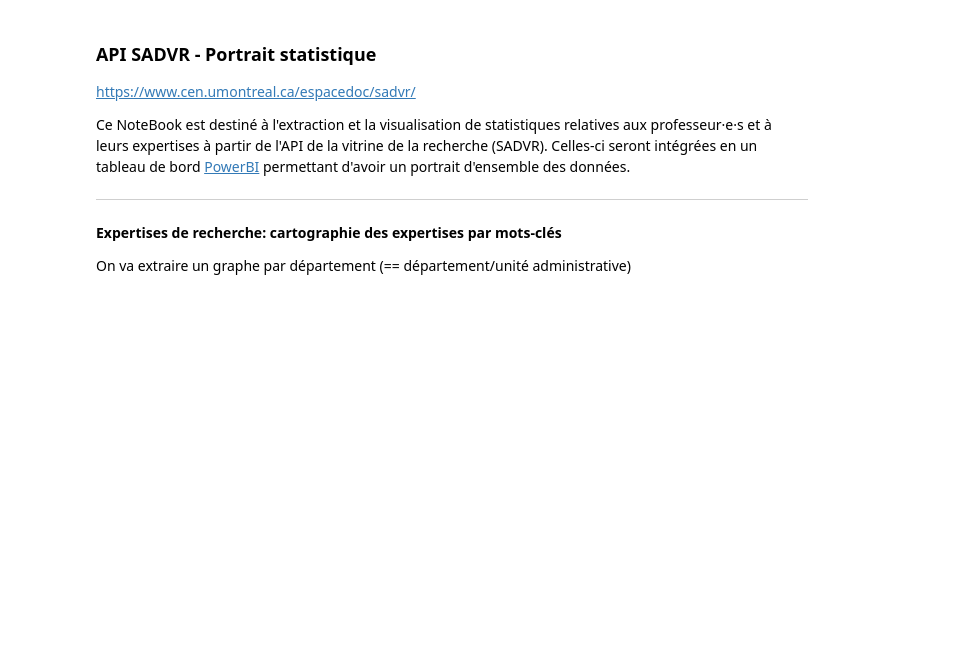
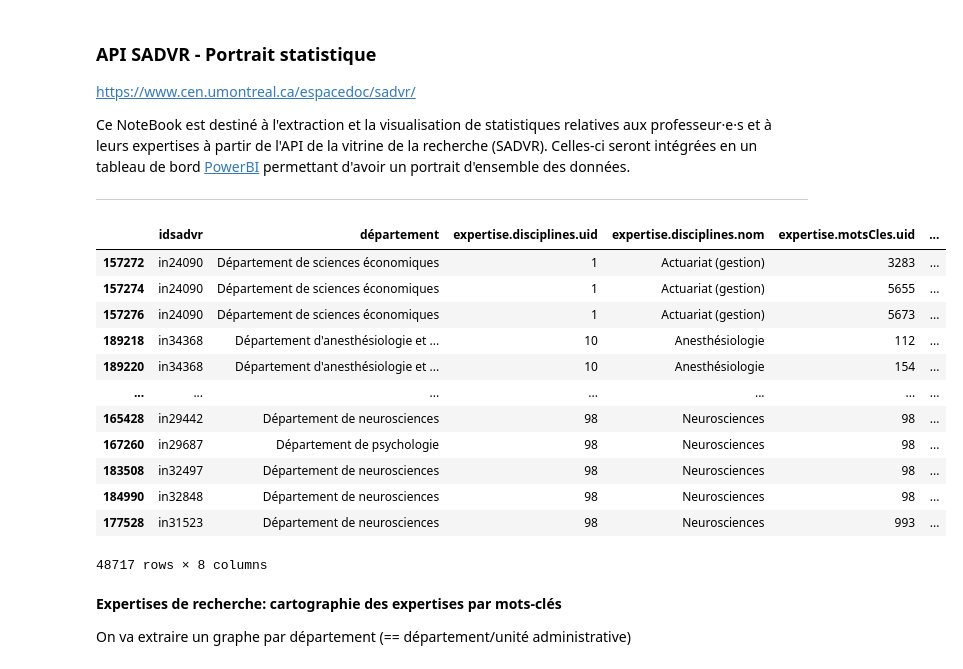
Before and after one commit to sadvr/sadvr-dashboard, a Jupyter notebook: dev_cartographie_expertises.ipynb, the cells around one changed output. Saved outputs shown, nothing was run; the diff lists cells and outputs as text; code cells hidden in the pictures; blank space fills up the shorter version.

```diff
--- a/dev_cartographie_expertises.ipynb
+++ b/dev_cartographie_expertises.ipynb
@@ -74,6 +70,24 @@ freqMotsCles = {x['expertise.motsCles.nom'] : x['count'] for x in freqMotsCles.t
 freqDepartements = expertises[['idsadvr', 'département']].drop_duplicates(subset='idsadvr')
 freqDepartements = freqDepartements.groupby('département')['idsadvr'].count().reset_index().rename(columns={'idsadvr':'count'})
 freqDepartements = {x['département'] : x['count'] for x in freqDepartements.to_dict('records')}
+# %%
+expertises['freqDiscipline'] = expertises['expertise.disciplines.nom'].map(freqDisciplines)
+expertises['freqMotCle'] = expertises['expertise.motsCles.nom'].map(freqMotsCles)
+expertises
+# %% [output]
+|  | idsadvr | département | expertise.disciplines.uid | expertise.disciplines.nom | expertise.motsCles.uid | ... |
+| 157272 | in24090 | Département de sciences économiques | 1 | Actuariat (gestion) | 3283 | ... |
+| 157274 | in24090 | Département de sciences économiques | 1 | Actuariat (gestion) | 5655 | ... |
+| 157276 | in24090 | Département de sciences économiques | 1 | Actuariat (gestion) | 5673 | ... |
+| 189218 | in34368 | Département d'anesthésiologie et ... | 10 | Anesthésiologie | 112 | ... |
+| 189220 | in34368 | Département d'anesthésiologie et ... | 10 | Anesthésiologie | 154 | ... |
+| ... | ... | ... | ... | ... | ... | ... |
+| 165428 | in29442 | Département de neurosciences | 98 | Neurosciences | 98 | ... |
+| 167260 | in29687 | Département de psychologie | 98 | Neurosciences | 98 | ... |
+| 183508 | in32497 | Département de neurosciences | 98 | Neurosciences | 98 | ... |
+| 184990 | in32848 | Département de neurosciences | 98 | Neurosciences | 98 | ... |
+| 177528 | in31523 | Département de neurosciences | 98 | Neurosciences | 993 | ... |
+48717 rows × 8 columns
 # %% [markdown]
 **Expertises de recherche: cartographie des expertises par mots-clés**
 
```
Also changed, not shown: parts of 7 cells of this notebook.
